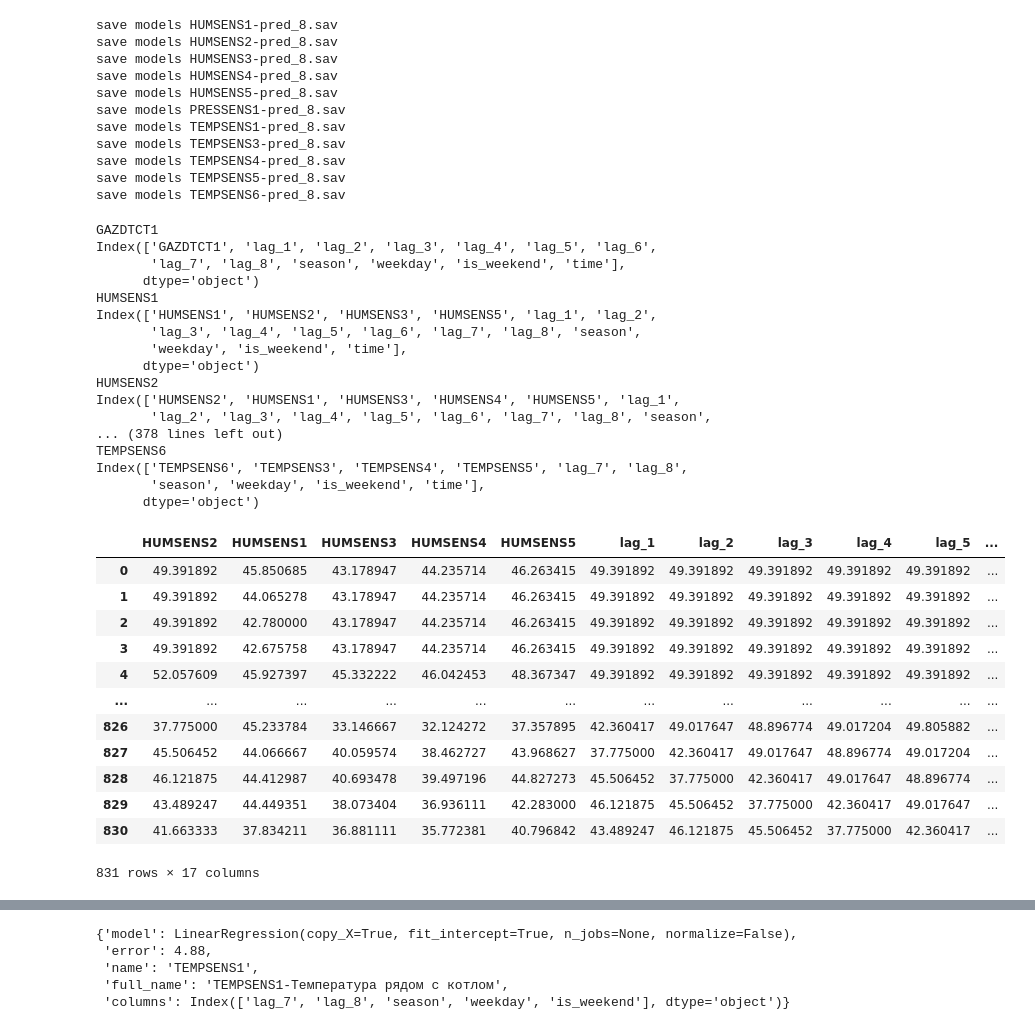
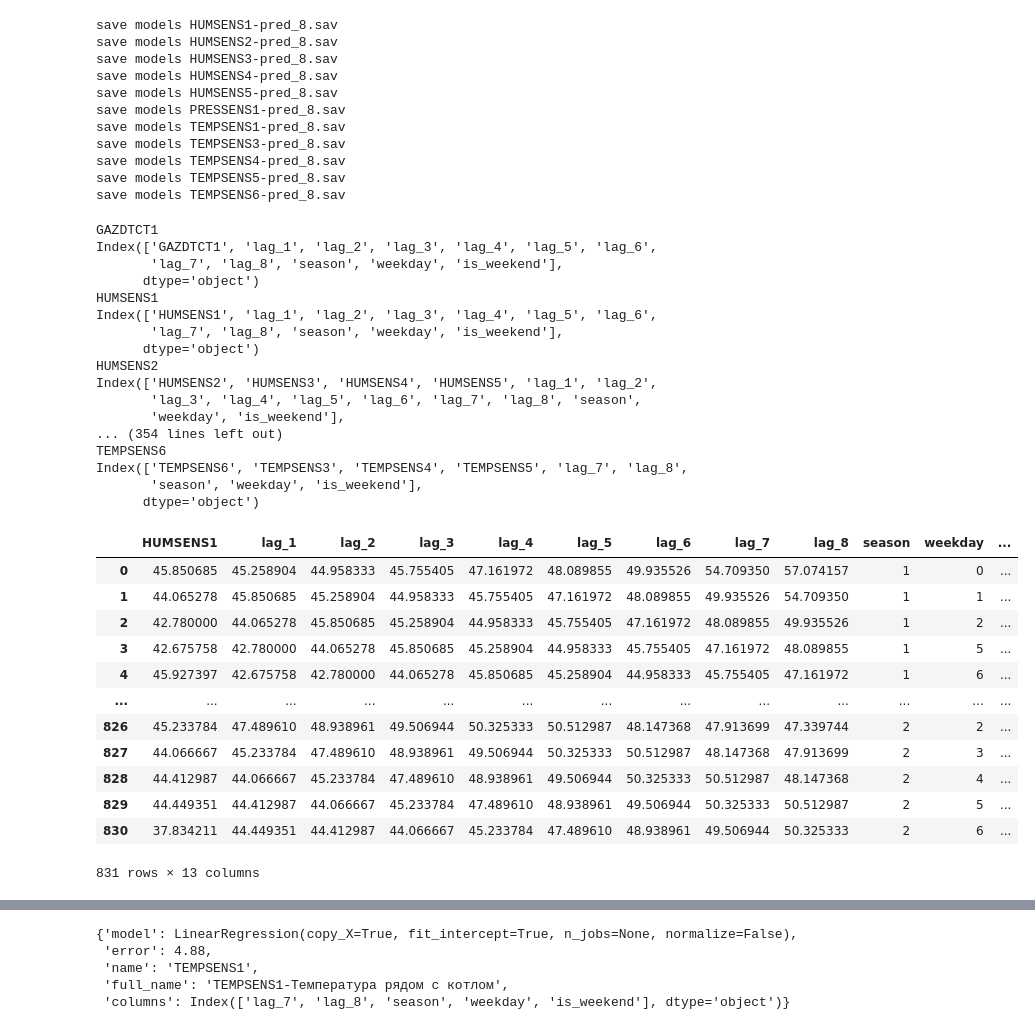
Before and after one commit to Grottersha123/smart_house, a Jupyter notebook: predict_sensors.ipynb, the cells around one changed output, grey strips where cells are left out. Saved outputs shown, nothing was run; the diff lists cells and outputs as text; code cells hidden in the pictures.

```diff
--- a/predict_sensors.ipynb
+++ b/predict_sensors.ipynb
@@ -286,10 +196,0 @@ for index, cl in enumerate(classifiers):
-# %%
-from sklearn.preprocessing import StandardScaler
-
-# scaler = StandardScaler()
-# X_train_scaled = scaler.fit_transform(X_train)
-# X_test_scaled = scaler.transform(X_test)
-
-
-lr = LinearRegression()
-lr.fit(X_train, y_train)
@@ -299,6 +196,0 @@ plotCoefficients(lr,X_train)
-# %%
-print(X_test.head(1))
-print('\n')
-print(y_test.head(1))
-prediction = lr.predict(X_test[0:1])
-prediction
@@ -351,8 +259,8 @@ lag_back = 8
 lst_pred_models = []
 for i in range(1,num_pred):
     lr = LinearRegression()
-    prepared_data = create_data_for_pred(data_pivot, corr_data_frame,pred_d=i, lag=lag_back)
-    models = get_predict_all(prepared_data, device_name_dict, tscv, scale=True)
+    prepared_data = create_data_for_pred(data_pivot, corr_data_frame,pred_d=i, lag=lag_back, time=False)
+    models = get_predict_all(prepared_data, device_name_dict, tscv, scale=False)
     lst_pred_models.append(models)
 lst_pred_models = list(zip(* lst_pred_models))
 """
@@ -432,40 +340,40 @@ save models TEMPSENS5-pred_8.sav
 save models TEMPSENS6-pred_8.sav
 # %%
 data_sensor = dict(
-    ('lag_{}'.format(i), create_data_for_pred(data_pivot, corr_data_frame, pred_d=i, lag=8, time=True)) for i in
+    ('lag_{}'.format(i), create_data_for_pred(data_pivot, corr_data_frame, pred_d=i, lag=8, time=False)) for i in
     range(1, 8))
 # %% [output]
 GAZDTCT1
 Index(['GAZDTCT1', 'lag_1', 'lag_2', 'lag_3', 'lag_4', 'lag_5', 'lag_6',
-       'lag_7', 'lag_8', 'season', 'weekday', 'is_weekend', 'time'],
+       'lag_7', 'lag_8', 'season', 'weekday', 'is_weekend'],
       dtype='object')
 HUMSENS1
-Index(['HUMSENS1', 'HUMSENS2', 'HUMSENS3', 'HUMSENS5', 'lag_1', 'lag_2',
-       'lag_3', 'lag_4', 'lag_5', 'lag_6', 'lag_7', 'lag_8', 'season',
-       'weekday', 'is_weekend', 'time'],
+Index(['HUMSENS1', 'lag_1', 'lag_2', 'lag_3', 'lag_4', 'lag_5', 'lag_6',
+       'lag_7', 'lag_8', 'season', 'weekday', 'is_weekend'],
       dtype='object')
 HUMSENS2
-Index(['HUMSENS2', 'HUMSENS1', 'HUMSENS3', 'HUMSENS4', 'HUMSENS5', 'lag_1',
-       'lag_2', 'lag_3', 'lag_4', 'lag_5', 'lag_6', 'lag_7', 'lag_8', 'season',
-... (378 lines left out)
+Index(['HUMSENS2', 'HUMSENS3', 'HUMSENS4', 'HUMSENS5', 'lag_1', 'lag_2',
+       'lag_3', 'lag_4', 'lag_5', 'lag_6', 'lag_7', 'lag_8', 'season',
+       'weekday', 'is_weekend'],
+... (354 lines left out)
 TEMPSENS6
 Index(['TEMPSENS6', 'TEMPSENS3', 'TEMPSENS4', 'TEMPSENS5', 'lag_7', 'lag_8',
-       'season', 'weekday', 'is_weekend', 'time'],
+       'season', 'weekday', 'is_weekend'],
       dtype='object')
 # %%
-data_sensor['lag_1'][2]
+data_sensor['lag_1'][1]
 # %% [output]
-|  | HUMSENS2 | HUMSENS1 | HUMSENS3 | HUMSENS4 | HUMSENS5 | lag_1 | lag_2 | lag_3 | lag_4 | lag_5 | ... |
-| 0 | 49.391892 | 45.850685 | 43.178947 | 44.235714 | 46.263415 | 49.391892 | 49.391892 | 49.391892 | 49.391892 | 49.391892 | ... |
-| 1 | 49.391892 | 44.065278 | 43.178947 | 44.235714 | 46.263415 | 49.391892 | 49.391892 | 49.391892 | 49.391892 | 49.391892 | ... |
-| 2 | 49.391892 | 42.780000 | 43.178947 | 44.235714 | 46.263415 | 49.391892 | 49.391892 | 49.391892 | 49.391892 | 49.391892 | ... |
-| 3 | 49.391892 | 42.675758 | 43.178947 | 44.235714 | 46.263415 | 49.391892 | 49.391892 | 49.391892 | 49.391892 | 49.391892 | ... |
-| 4 | 52.057609 | 45.927397 | 45.332222 | 46.042453 | 48.367347 | 49.391892 | 49.391892 | 49.391892 | 49.391892 | 49.391892 | ... |
-| ... | ... | ... | ... | ... | ... | ... | ... | ... | ... | ... | ... |
-| 826 | 37.775000 | 45.233784 | 33.146667 | 32.124272 | 37.357895 | 42.360417 | 49.017647 | 48.896774 | 49.017204 | 49.805882 | ... |
-| 827 | 45.506452 | 44.066667 | 40.059574 | 38.462727 | 43.968627 | 37.775000 | 42.360417 | 49.017647 | 48.896774 | 49.017204 | ... |
-| 828 | 46.121875 | 44.412987 | 40.693478 | 39.497196 | 44.827273 | 45.506452 | 37.775000 | 42.360417 | 49.017647 | 48.896774 | ... |
-| 829 | 43.489247 | 44.449351 | 38.073404 | 36.936111 | 42.283000 | 46.121875 | 45.506452 | 37.775000 | 42.360417 | 49.017647 | ... |
-| 830 | 41.663333 | 37.834211 | 36.881111 | 35.772381 | 40.796842 | 43.489247 | 46.121875 | 45.506452 | 37.775000 | 42.360417 | ... |
+|  | HUMSENS1 | lag_1 | lag_2 | lag_3 | lag_4 | lag_5 | lag_6 | lag_7 | lag_8 | season | weekday | ... |
+| 0 | 45.850685 | 45.258904 | 44.958333 | 45.755405 | 47.161972 | 48.089855 | 49.935526 | 54.709350 | 57.074157 | 1 | 0 | ... |
+| 1 | 44.065278 | 45.850685 | 45.258904 | 44.958333 | 45.755405 | 47.161972 | 48.089855 | 49.935526 | 54.709350 | 1 | 1 | ... |
+| 2 | 42.780000 | 44.065278 | 45.850685 | 45.258904 | 44.958333 | 45.755405 | 47.161972 | 48.089855 | 49.935526 | 1 | 2 | ... |
+| 3 | 42.675758 | 42.780000 | 44.065278 | 45.850685 | 45.258904 | 44.958333 | 45.755405 | 47.161972 | 48.089855 | 1 | 5 | ... |
+| 4 | 45.927397 | 42.675758 | 42.780000 | 44.065278 | 45.850685 | 45.258904 | 44.958333 | 45.755405 | 47.161972 | 1 | 6 | ... |
+| ... | ... | ... | ... | ... | ... | ... | ... | ... | ... | ... | ... | ... |
+| 826 | 45.233784 | 47.489610 | 48.938961 | 49.506944 | 50.325333 | 50.512987 | 48.147368 | 47.913699 | 47.339744 | 2 | 2 | ... |
+| 827 | 44.066667 | 45.233784 | 47.489610 | 48.938961 | 49.506944 | 50.325333 | 50.512987 | 48.147368 | 47.913699 | 2 | 3 | ... |
+| 828 | 44.412987 | 44.066667 | 45.233784 | 47.489610 | 48.938961 | 49.506944 | 50.325333 | 50.512987 | 48.147368 | 2 | 4 | ... |
+| 829 | 44.449351 | 44.412987 | 44.066667 | 45.233784 | 47.489610 | 48.938961 | 49.506944 | 50.325333 | 50.512987 | 2 | 5 | ... |
+| 830 | 37.834211 | 44.449351 | 44.412987 | 44.066667 | 45.233784 | 47.489610 | 48.938961 | 49.506944 | 50.325333 | 2 | 6 | ... |
-831 rows × 17 columns
+831 rows × 13 columns
 # %%
```
Also changed, not shown: parts of 17 cells of this notebook, 10 other files.
